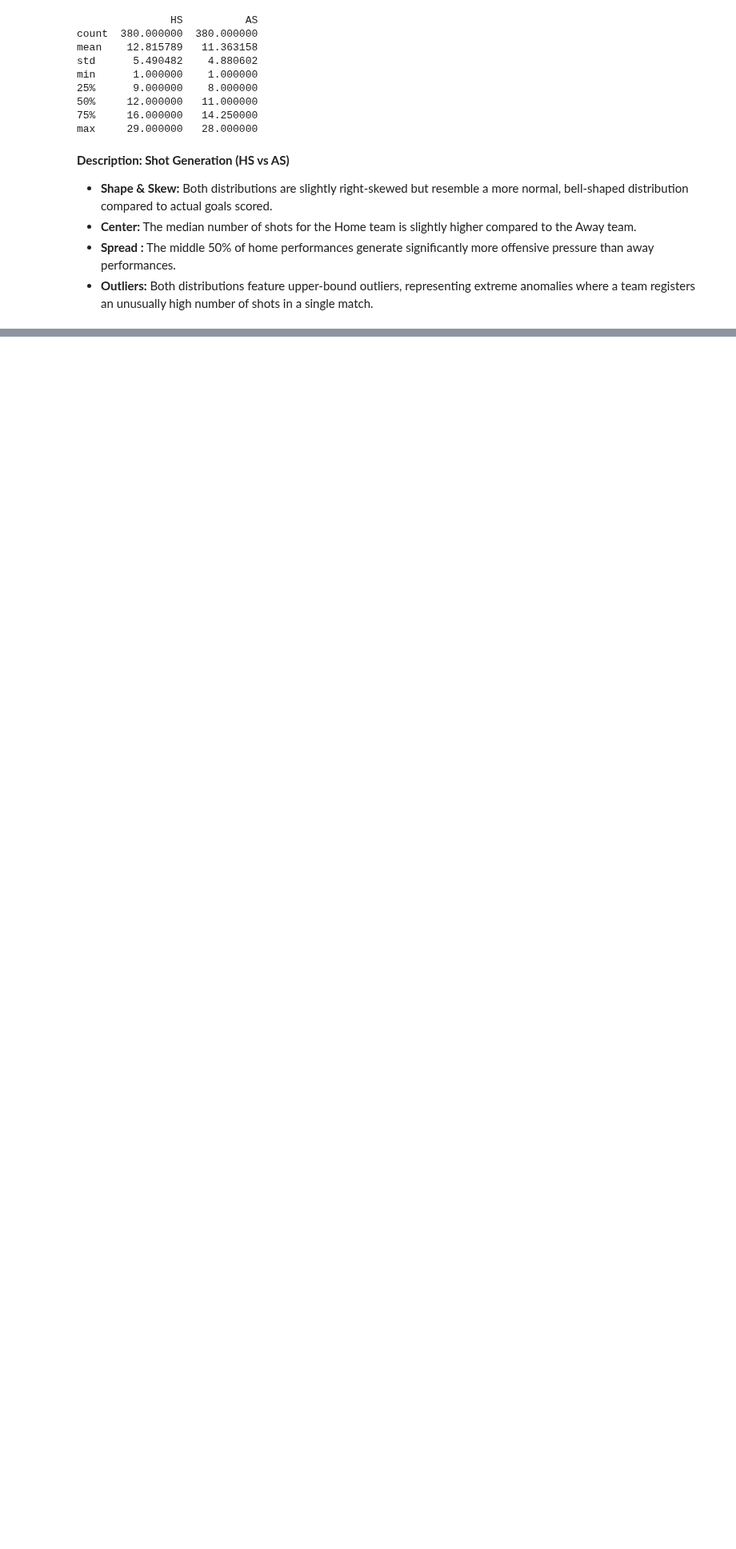
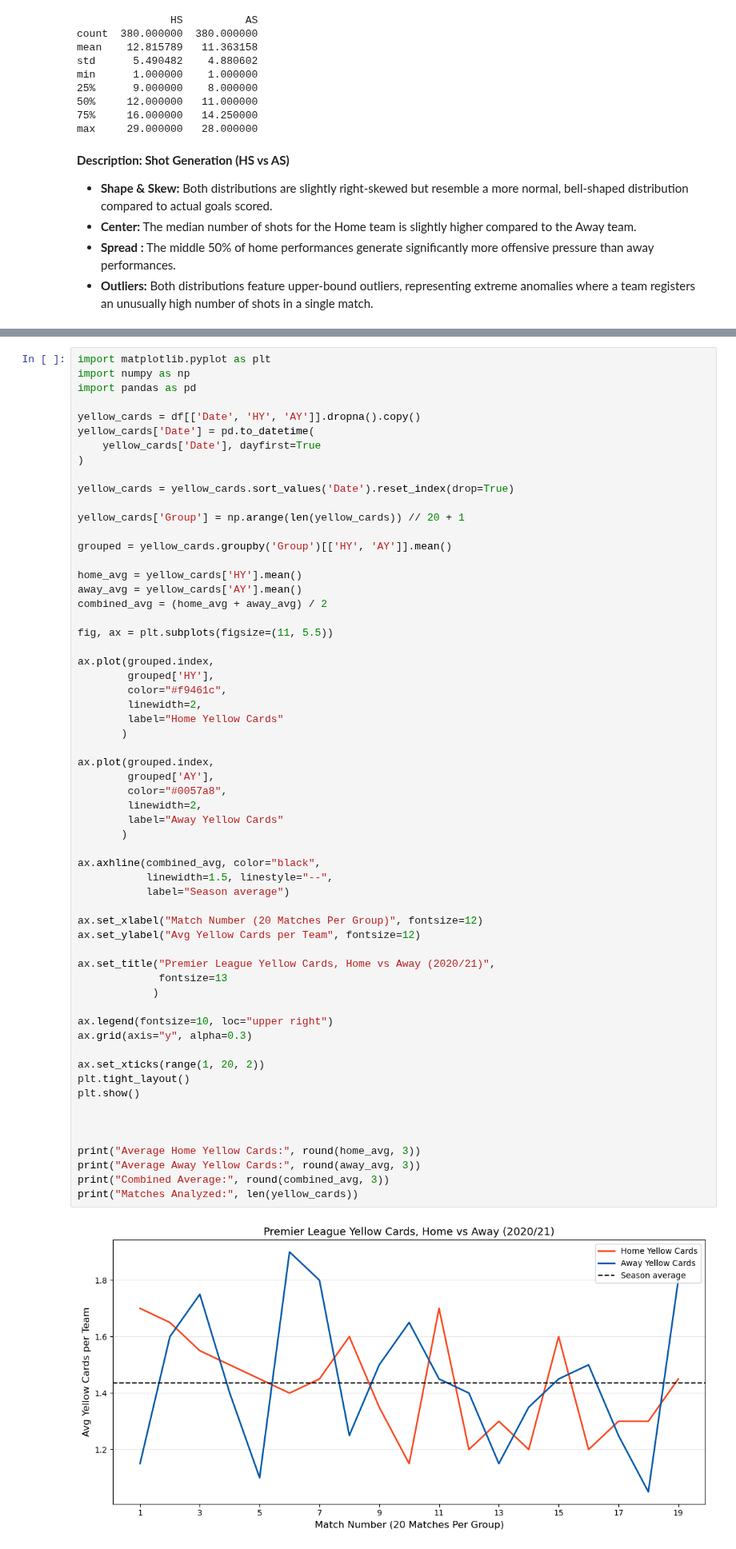
Before and after one commit to YoussefEgh/cs418-football, a Jupyter notebook: eda.ipynb, the cells around one changed output, grey strips where cells are left out. Shown at 80% size. Saved outputs shown, nothing was run; the diff lists cells and outputs as text; blank space fills up the shorter version.

Commit message:
Add home vs away yellow card analysis

```diff
--- a/eda.ipynb
+++ b/eda.ipynb
@@ -224,0 +237,62 @@ max     29.000000   28.000000
+# %%
+import matplotlib.pyplot as plt
+import numpy as np
+import pandas as pd
+
+yellow_cards = df[['Date', 'HY', 'AY']].dropna().copy()
+yellow_cards['Date'] = pd.to_datetime(
+    yellow_cards['Date'], dayfirst=True
+)
+
+yellow_cards = yellow_cards.sort_values('Date').reset_index(drop=True)
+
+yellow_cards['Group'] = np.arange(len(yellow_cards)) // 20 + 1
+
+grouped = yellow_cards.groupby('Group')[['HY', 'AY']].mean()
+
+home_avg = yellow_cards['HY'].mean()
+away_avg = yellow_cards['AY'].mean()
+combined_avg = (home_avg + away_avg) / 2
+
+fig, ax = plt.subplots(figsize=(11, 5.5))
+
+ax.plot(grouped.index,
+        grouped['HY'],
+        color="#f9461c",
+        linewidth=2,
+        label="Home Yellow Cards"
+       )
+
+ax.plot(grouped.index,
+        grouped['AY'],
+        color="#0057a8",
+        linewidth=2,
+        label="Away Yellow Cards"
+       )
+
+ax.axhline(combined_avg, color="black",
+           linewidth=1.5, linestyle="--",
+           label="Season average")
+
+ax.set_xlabel("Match Number (20 Matches Per Group)", fontsize=12)
+ax.set_ylabel("Avg Yellow Cards per Team", fontsize=12)
+
+ax.set_title("Premier League Yellow Cards, Home vs Away (2020/21)",
+             fontsize=13
+            )
+
+ax.legend(fontsize=10, loc="upper right")
+ax.grid(axis="y", alpha=0.3)
+
+ax.set_xticks(range(1, 20, 2))
+plt.tight_layout()
+plt.show()
+
+
+
+print("Average Home Yellow Cards:", round(home_avg, 3))
+print("Average Away Yellow Cards:", round(away_avg, 3))
+print("Combined Average:", round(combined_avg, 3))
+print("Matches Analyzed:", len(yellow_cards))
+# %% [output]
+[figure, added]
```
Also changed, not shown: parts of 8 cells of this notebook.
